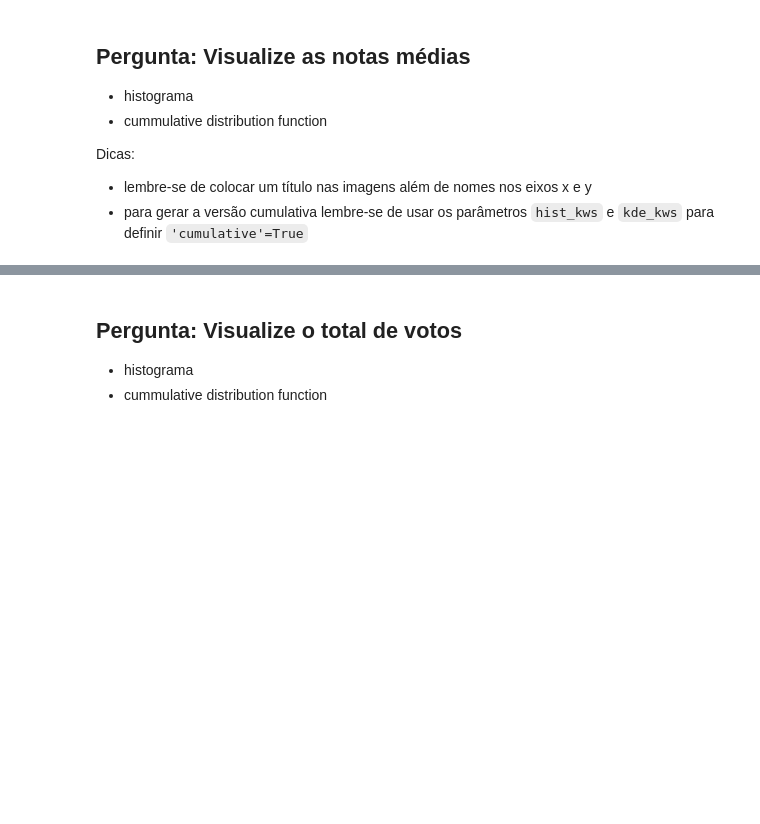
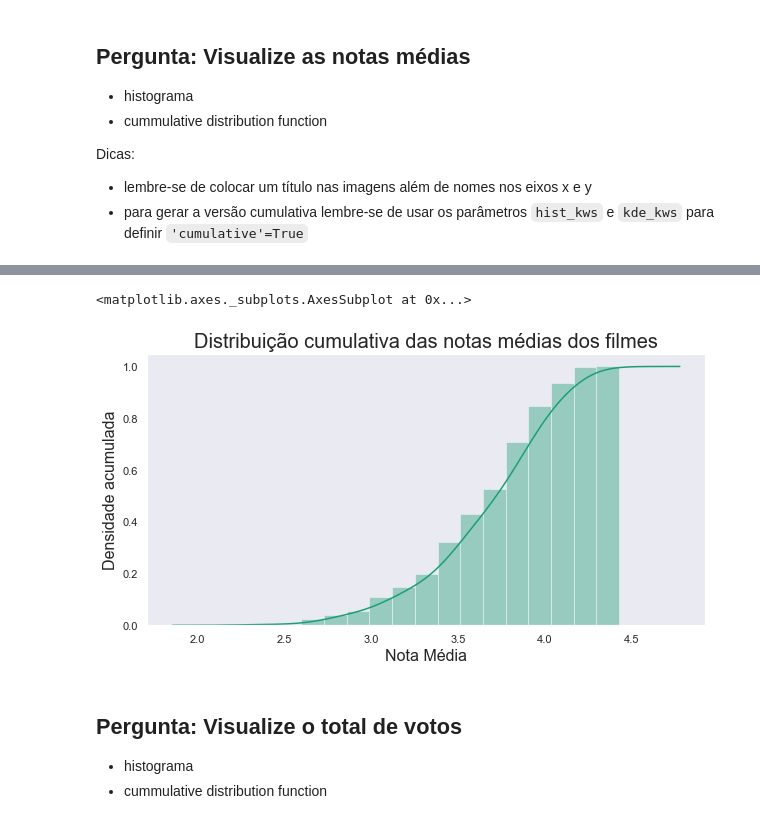
Before and after one commit to rkpegoraro/DataScienceAluraProject, a Jupyter notebook: Formação Data Science Alura - Análise exploratória do MovieLens.ipynb, the cells around one changed output, grey strips where cells are left out. Saved outputs shown, nothing was run; the diff lists cells and outputs as text; code cells hidden in the pictures; blank space fills up the shorter version.

```diff
--- a/Formação Data Science Alura - Análise exploratória do MovieLens.ipynb
+++ b/Formação Data Science Alura - Análise exploratória do MovieLens.ipynb
@@ -105,3 +186,16 @@ Dicas:
+# %%
+# solução cumulativa
+ax = sns.distplot(filmes.nota_media,
+                  hist_kws = {'cumulative':True},
+                  kde_kws = {'cumulative':True})
+ax.figure.set_size_inches(10, 5)
+ax.set_title('Distribuição cumulativa das notas médias dos filmes', fontsize = 20)
+ax.set_ylabel('Densidade acumulada', fontsize = 16)
+ax.set_xlabel('Nota Média', fontsize = 16)
+ax
+# %% [output]
+<matplotlib.axes._subplots.AxesSubplot at 0x...>
+[figure, added]
 # %% [markdown]
 ## Pergunta: Visualize o total de votos
 
```
Also changed, not shown: parts of 92 cells of this notebook.
